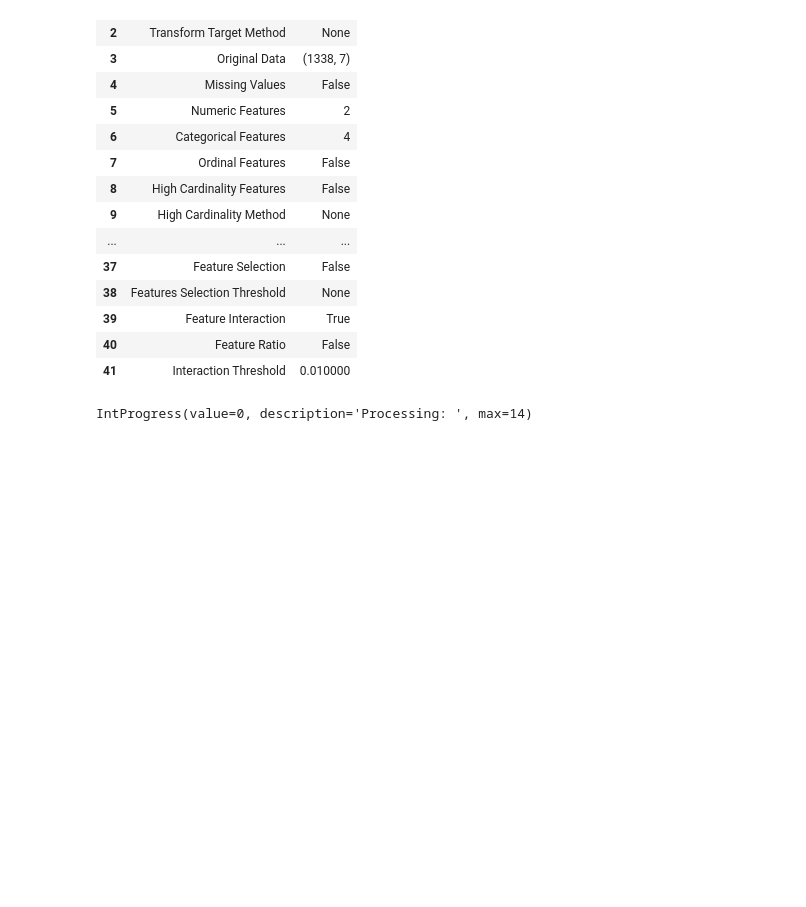
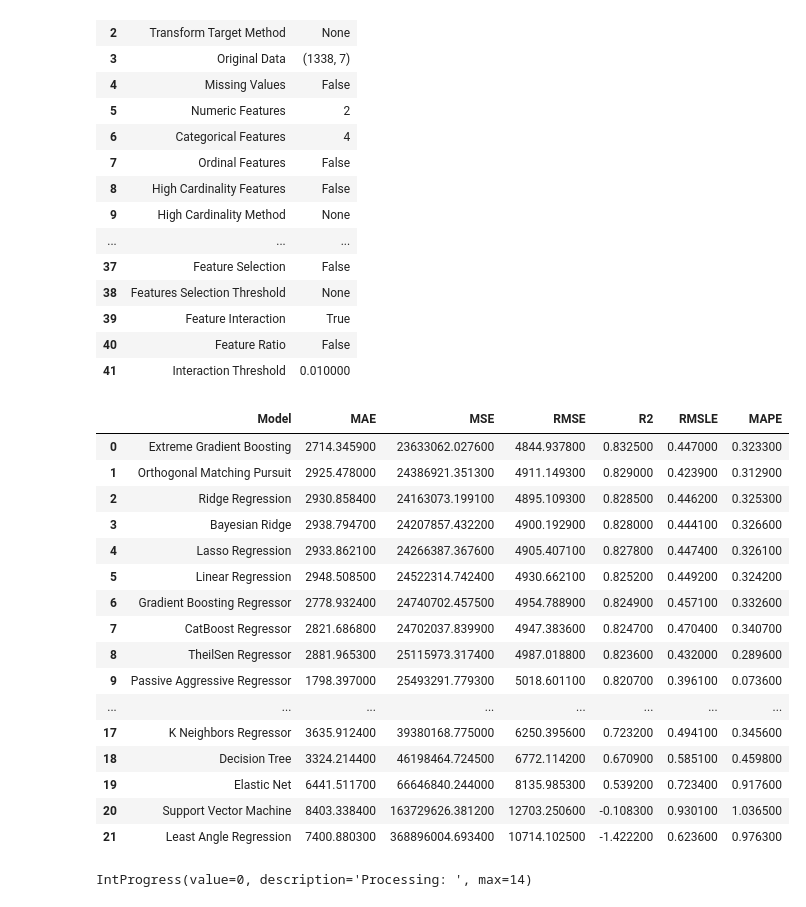
Before and after one commit to hhaydar/ml-app-insurance, a Jupyter notebook: Caret_Insurance.ipynb, the cells around one changed output. Drawn from its saved outputs; the diff is of its cells as text; code cells hidden in the pictures; blank space fills up the shorter version.

```diff
--- a/Caret_Insurance.ipynb
+++ b/Caret_Insurance.ipynb
@@ -29,6 +43,26 @@ Setup Succesfully Completed!
 | 39 | Feature Interaction | True |
 | 40 | Feature Ratio | False |
 | 41 | Interaction Threshold | 0.010000 |
+# %%
+compare_models()
+# %% [output]
+|  | Model | MAE | MSE | RMSE | R2 | RMSLE | MAPE |
+| 0 | Extreme Gradient Boosting | 2714.345900 | 23633062.027600 | 4844.937800 | 0.832500 | 0.447000 | 0.323300 |
+| 1 | Orthogonal Matching Pursuit | 2925.478000 | 24386921.351300 | 4911.149300 | 0.829000 | 0.423900 | 0.312900 |
+| 2 | Ridge Regression | 2930.858400 | 24163073.199100 | 4895.109300 | 0.828500 | 0.446200 | 0.325300 |
+| 3 | Bayesian Ridge | 2938.794700 | 24207857.432200 | 4900.192900 | 0.828000 | 0.444100 | 0.326600 |
+| 4 | Lasso Regression | 2933.862100 | 24266387.367600 | 4905.407100 | 0.827800 | 0.447400 | 0.326100 |
+| 5 | Linear Regression | 2948.508500 | 24522314.742400 | 4930.662100 | 0.825200 | 0.449200 | 0.324200 |
+| 6 | Gradient Boosting Regressor | 2778.932400 | 24740702.457500 | 4954.788900 | 0.824900 | 0.457100 | 0.332600 |
+| 7 | CatBoost Regressor | 2821.686800 | 24702037.839900 | 4947.383600 | 0.824700 | 0.470400 | 0.340700 |
+| 8 | TheilSen Regressor | 2881.965300 | 25115973.317400 | 4987.018800 | 0.823600 | 0.432000 | 0.289600 |
+| 9 | Passive Aggressive Regressor | 1798.397000 | 25493291.779300 | 5018.601100 | 0.820700 | 0.396100 | 0.073600 |
+| ... | ... | ... | ... | ... | ... | ... | ... |
+| 17 | K Neighbors Regressor | 3635.912400 | 39380168.775000 | 6250.395600 | 0.723200 | 0.494100 | 0.345600 |
+| 18 | Decision Tree | 3324.214400 | 46198464.724500 | 6772.114200 | 0.670900 | 0.585100 | 0.459800 |
+| 19 | Elastic Net | 6441.511700 | 66646840.244000 | 8135.985300 | 0.539200 | 0.723400 | 0.917600 |
+| 20 | Support Vector Machine | 8403.338400 | 163729626.381200 | 12703.250600 | -0.108300 | 0.930100 | 1.036500 |
+| 21 | Least Angle Regression | 7400.880300 | 368896004.693400 | 10714.102500 | -1.422200 | 0.623600 | 0.976300 |
 # %%
 lr = create_model('lr')
 # %% [output]
```
Also changed, not shown: parts of 1 cell of this notebook.
